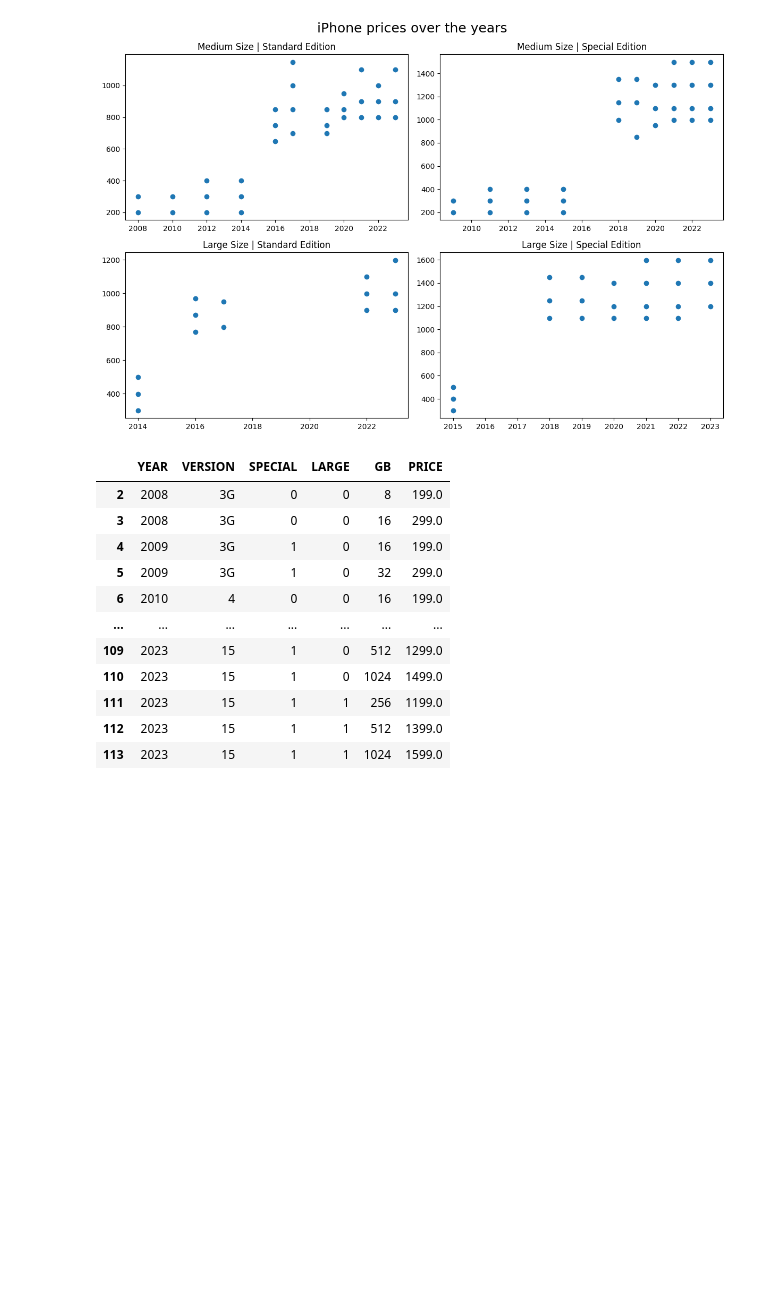
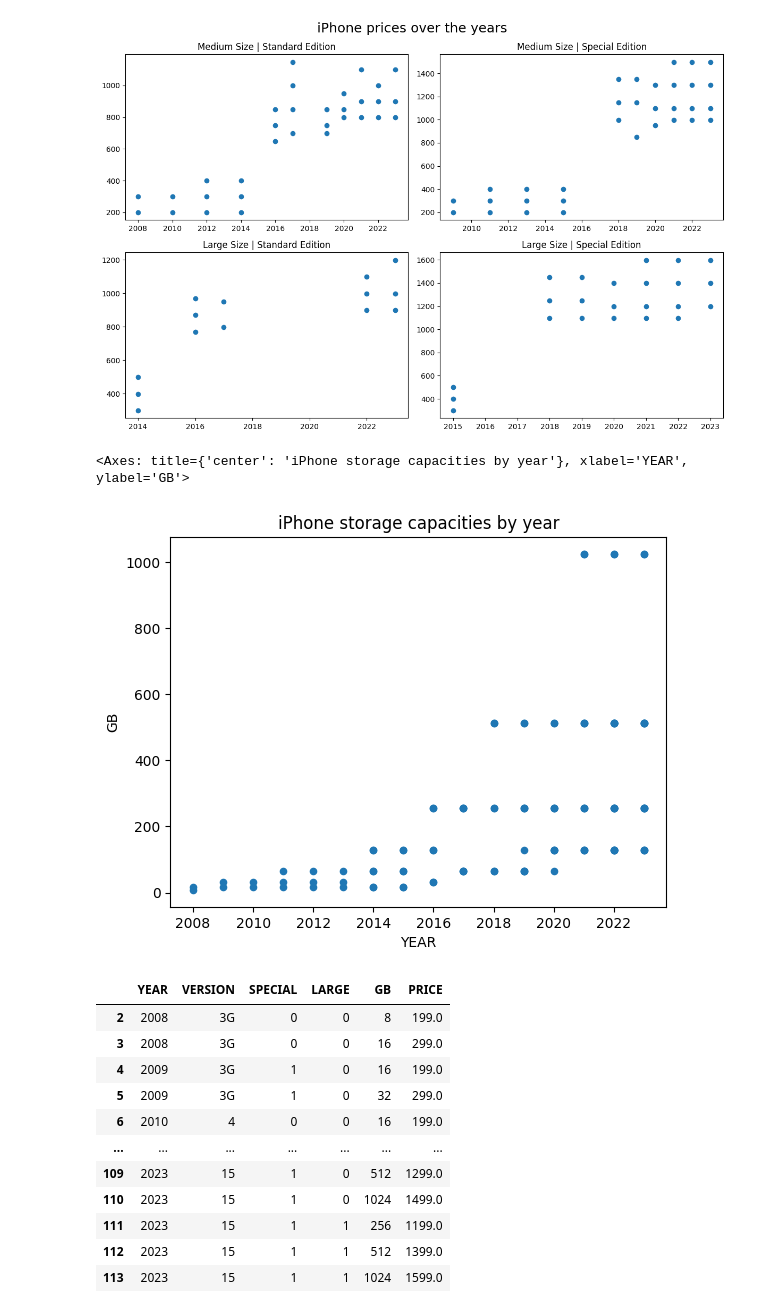
Before and after one commit to Tahsin-T-Ahmed/iphone-price-prediction-ai, a Jupyter notebook: model.ipynb, the cells around one changed output. Saved outputs shown, nothing was run; the diff lists cells and outputs as text; code cells hidden in the pictures; blank space fills up the shorter version.

Commit message:
visualized storage capacity values by year

```diff
--- a/model.ipynb
+++ b/model.ipynb
@@ -119,6 +119,16 @@ fig.tight_layout()
 # WE OBSERVE A SIGNIFICANT PRICE INCREASE IN ALL CATEGORIES BETWEEN 2016 AND 2018
 # %% [output]
 [figure]
+# %%
+## DATA VISUALIZATION OF STORAGE CAPACITY BY YEAR
+
+iphones.plot("YEAR", "GB", kind="scatter", title="iPhone storage capacities by year")
+
+# WE OBSERVE: AS TIME ELAPSES, STORAGE CAPACITIES INCREASE
+# THERE SEEMS TO BE AN EXPONENTIAL (NON-LINEAR) RELATIONSHIP BETWEEN THESE TWO FEATURES
+# %% [output]
+<Axes: title={'center': 'iPhone storage capacities by year'}, xlabel='YEAR', ylabel='GB'>
+[figure, added]
 # %%
 # ## **EXPERIMENTAL**
 # # GET DUMMIES FOR DIFFERENT STORAGE CAPACITY VALUES
```
